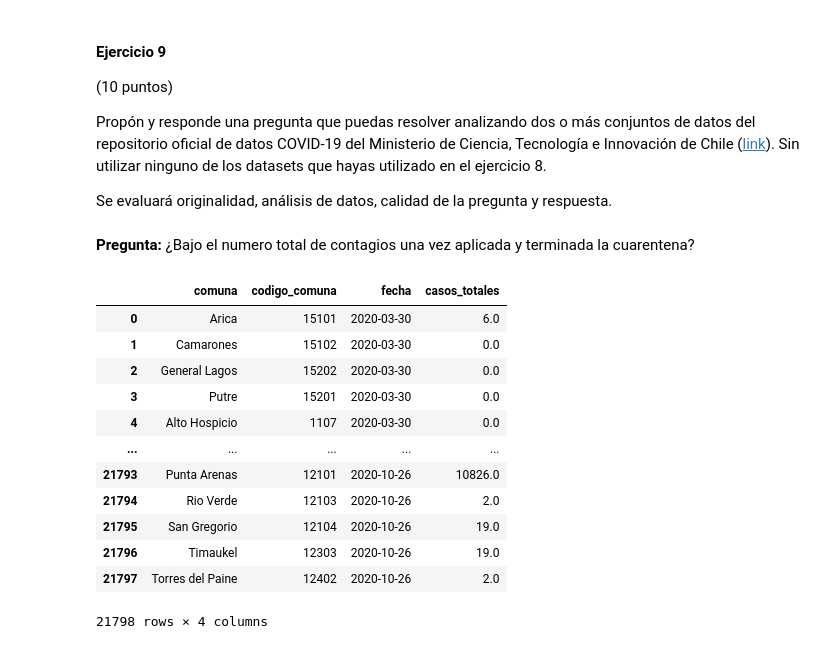
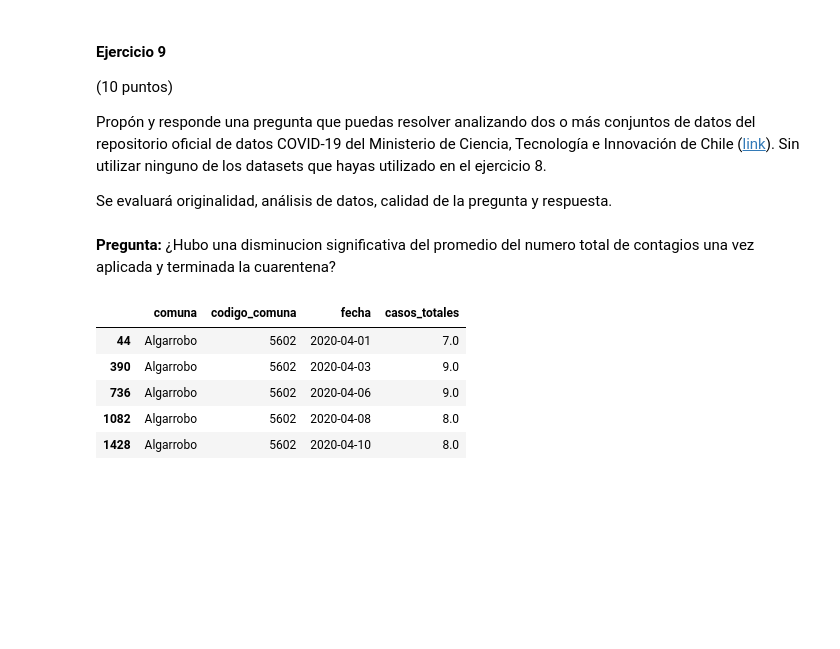
Before and after one commit to Macarena-Rojas/mat281_portfolio, a Jupyter notebook: homeworks/hwk01.ipynb, the cells around one changed output. Drawn from its saved outputs; the diff is of its cells as text; code cells hidden in the pictures; blank space fills up the shorter version.

```diff
--- a/homeworks/hwk01.ipynb
+++ b/homeworks/hwk01.ipynb
@@ -562,41 +623,28 @@ Propón y responde una pregunta que puedas resolver analizando dos o más conjun
 
 Se evaluará originalidad, análisis de datos, calidad de la pregunta y respuesta.
 # %% [markdown]
-__Pregunta:__ ¿Bajo el numero total de contagios una vez aplicada y terminada la cuarentena?
+__Pregunta:__ ¿Hubo una disminucion significativa del promedio del numero total de contagios una vez aplicada y terminada la cuarentena?
 # %%
-# FIX ME PLEASE #
-
 new_covid_comunas = (
                 pd.read_csv("https://raw.githubusercontent.com/MinCiencia/Datos-COVID19/master/output/producto1/Covid-19.csv")
                 .rename(columns=lambda x: x.lower().replace(" ", "_"))
                 .drop(columns=["codigo_region", "region",  "poblacion", "tasa"])
                 .dropna(subset = ['codigo_comuna'])
                 .astype({"codigo_comuna": "int"})
-
 )
 
+new_covid_comunas = (
+                pd.melt(new_covid_comunas, id_vars=['comuna', 'codigo_comuna'], value_vars = new_covid_comunas.columns[3:], var_name = 'fecha', value_name = 'casos_totales')
+                .fillna(value={'casos_totales': 0})
+                .astype({"fecha": "datetime64"})
+                .sort_values(['comuna','fecha'], ascending=True)
+)
 
-new_covid_comunas = (
-                pd.melt(new_covid_comunas, id_vars=['comuna', 'codigo_comuna'], value_vars= new_covid_comunas.loc[:, '2020-03-30':].columns, var_name = 'fecha', value_name='casos_totales')
-                .fillna(0)
-                .astype({"fecha": "datetime64"})
-
-#                .astype({"codigo_comuna": "int"})
-                #.groupby(['codigo_comuna', 'comuna'])
-                #.agg(suma_casos =("casos_totales", "sum"))
-)
-new_covid_comunas
+new_covid_comunas.head()
 # %% [output]
 |  | comuna | codigo_comuna | fecha | casos_totales |
-| 0 | Arica | 15101 | 2020-03-30 | 6.0 |
-| 1 | Camarones | 15102 | 2020-03-30 | 0.0 |
-| 2 | General Lagos | 15202 | 2020-03-30 | 0.0 |
-| 3 | Putre | 15201 | 2020-03-30 | 0.0 |
-| 4 | Alto Hospicio | 1107 | 2020-03-30 | 0.0 |
-| ... | ... | ... | ... | ... |
-| 21793 | Punta Arenas | 12101 | 2020-10-26 | 10826.0 |
-| 21794 | Rio Verde | 12103 | 2020-10-26 | 2.0 |
-| 21795 | San Gregorio | 12104 | 2020-10-26 | 19.0 |
-| 21796 | Timaukel | 12303 | 2020-10-26 | 19.0 |
-| 21797 | Torres del Paine | 12402 | 2020-10-26 | 2.0 |
+| 44 | Algarrobo | 5602 | 2020-04-01 | 7.0 |
+| 390 | Algarrobo | 5602 | 2020-04-03 | 9.0 |
+| 736 | Algarrobo | 5602 | 2020-04-06 | 9.0 |
+| 1082 | Algarrobo | 5602 | 2020-04-08 | 8.0 |
+| 1428 | Algarrobo | 5602 | 2020-04-10 | 8.0 |
-21798 rows × 4 columns
```
Also changed, not shown: parts of 31 cells of this notebook.
